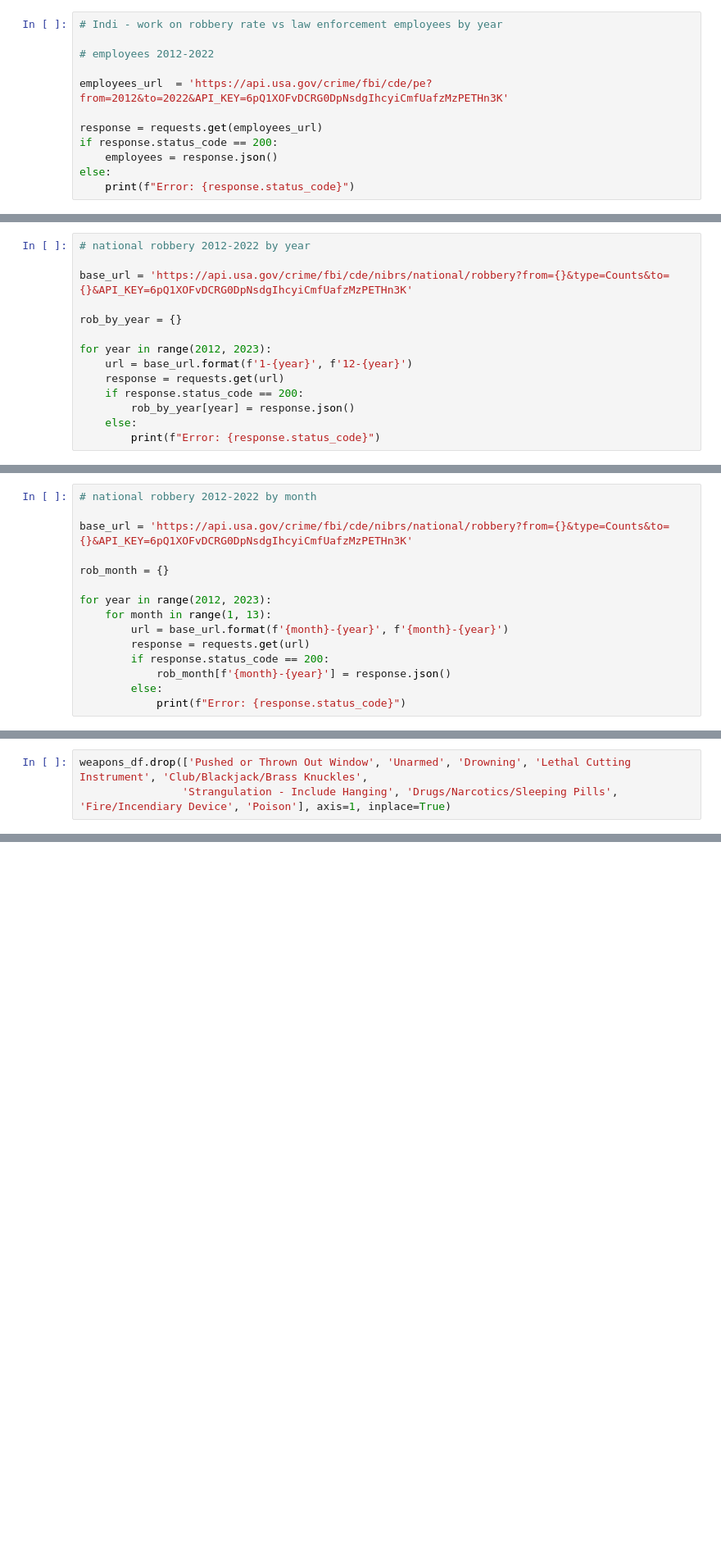
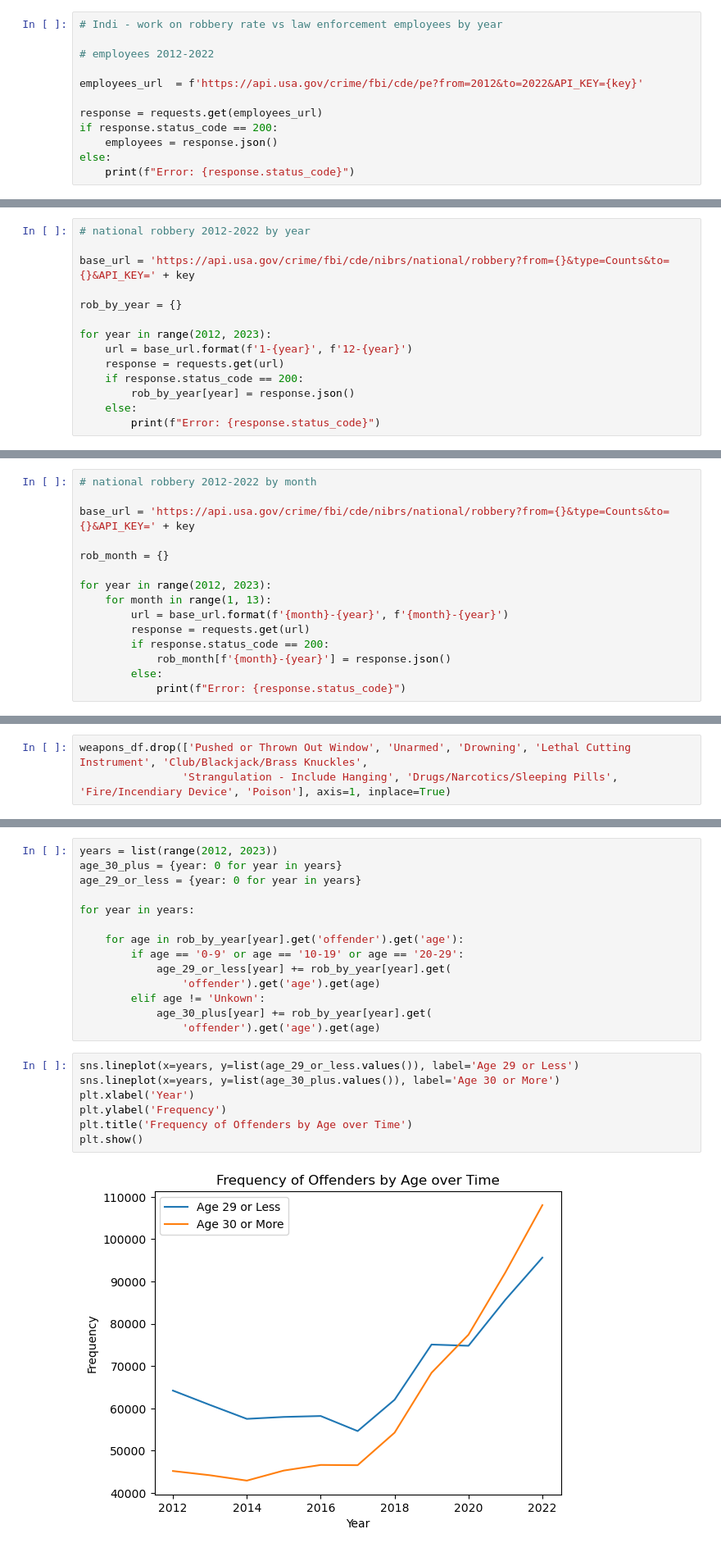
Before and after one commit to Ind-E/Python-Crime, a Jupyter notebook: crime.ipynb, the cells around one changed output, grey strips where cells are left out. Shown at 82% size. Cells and saved outputs as stored; diff of their text form; blank space fills up the shorter version.

```diff
--- a/crime.ipynb
+++ b/crime.ipynb
@@ -44,7 +46,7 @@ cali_url = 'https://api.usa.gov/crime/fbi/cde/nibrs/state/CA/robbery?from=1-2012
 
 # employees 2012-2022
 
-employees_url  = 'https://api.usa.gov/crime/fbi/cde/pe?from=2012&to=2022&API_KEY=6pQ1XOFvDCRG0DpNsdgIhcyiCmfUafzMzPETHn3K'
+employees_url  = f'https://api.usa.gov/crime/fbi/cde/pe?from=2012&to=2022&API_KEY={key}'
 
 response = requests.get(employees_url)
 if response.status_code == 200:
@@ -59,7 +61,7 @@ per = employees.get('rates').get('Officers per 1,000 People').values()
 # %%
 # national robbery 2012-2022 by year
 
-base_url = 'https://api.usa.gov/crime/fbi/cde/nibrs/national/robbery?from={}&type=Counts&to={}&API_KEY=6pQ1XOFvDCRG0DpNsdgIhcyiCmfUafzMzPETHn3K'
+base_url = 'https://api.usa.gov/crime/fbi/cde/nibrs/national/robbery?from={}&type=Counts&to={}&API_KEY=' + key
 
 rob_by_year = {}
 
@@ -113,7 +115,7 @@ print(employees_df.Robberies.corr(employees_df.Officers_per_1k))
 # %%
 # national robbery 2012-2022 by month
 
-base_url = 'https://api.usa.gov/crime/fbi/cde/nibrs/national/robbery?from={}&type=Counts&to={}&API_KEY=6pQ1XOFvDCRG0DpNsdgIhcyiCmfUafzMzPETHn3K'
+base_url = 'https://api.usa.gov/crime/fbi/cde/nibrs/national/robbery?from={}&type=Counts&to={}&API_KEY=' + key
 
 rob_month = {}
 
@@ -183,3 +185,26 @@ plt.yscale('log')
 plt.show()
 # %% [output]
 [figure]
+# %%
+years = list(range(2012, 2023))
+age_30_plus = {year: 0 for year in years}
+age_29_or_less = {year: 0 for year in years}
+
+for year in years:
+
+    for age in rob_by_year[year].get('offender').get('age'):
+        if age == '0-9' or age == '10-19' or age == '20-29':
+            age_29_or_less[year] += rob_by_year[year].get(
+                'offender').get('age').get(age)
+        elif age != 'Unkown':
+            age_30_plus[year] += rob_by_year[year].get(
+                'offender').get('age').get(age)
+# %%
+sns.lineplot(x=years, y=list(age_29_or_less.values()), label='Age 29 or Less')
+sns.lineplot(x=years, y=list(age_30_plus.values()), label='Age 30 or More')
+plt.xlabel('Year')
+plt.ylabel('Frequency')
+plt.title('Frequency of Offenders by Age over Time')
+plt.show()
+# %% [output]
+[figure, added]
```
Also changed, not shown: parts of 4 cells of this notebook.
